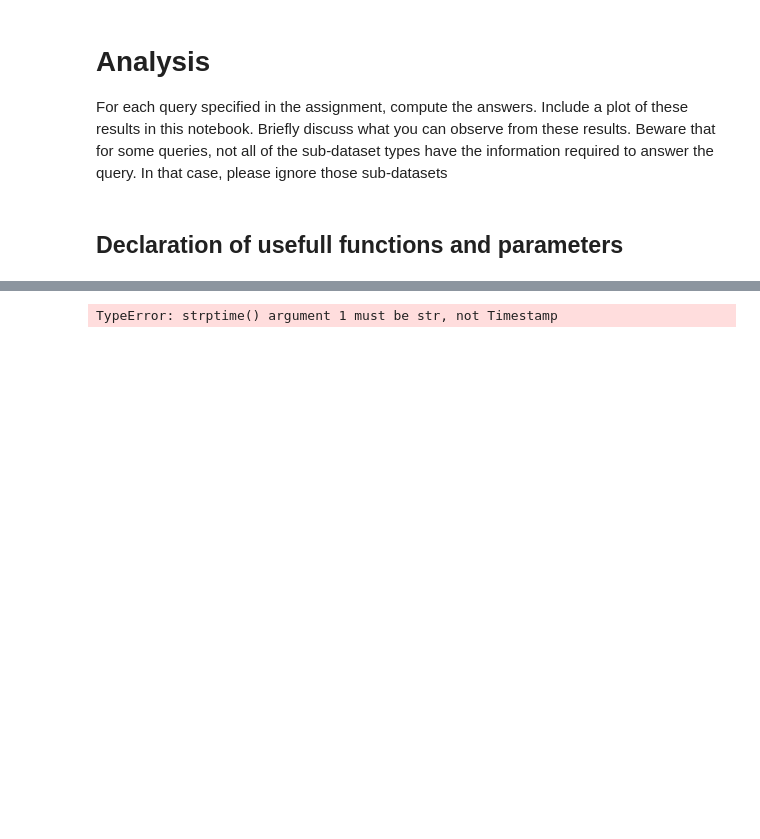
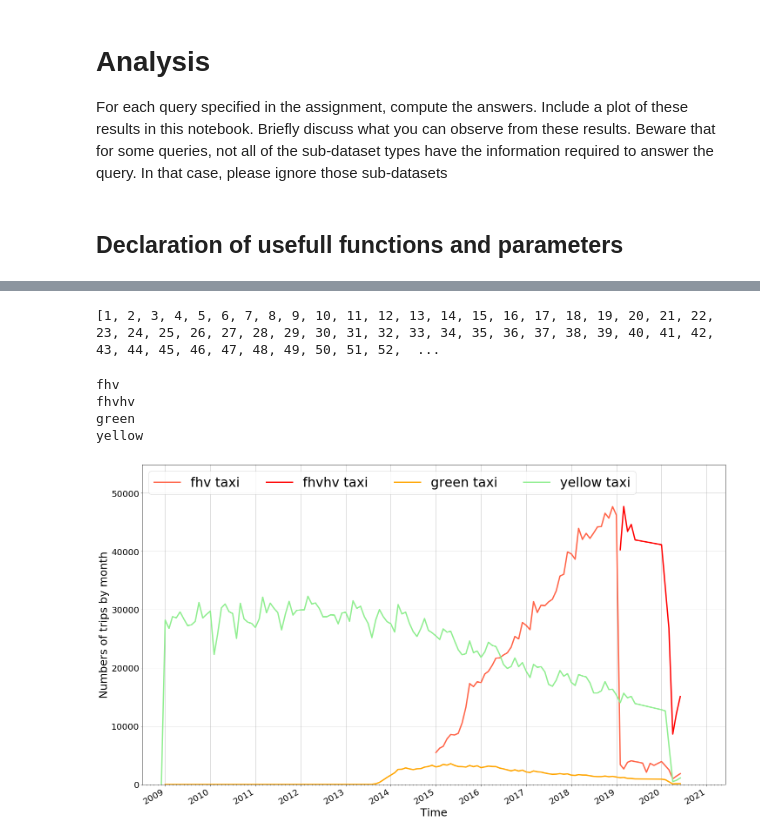
Before and after one commit to MaxDaless/H600-L-Group, a Jupyter notebook: t4_analysis.ipynb, the cells around one changed output, grey strips where cells are left out. Saved outputs shown, nothing was run; the diff lists cells and outputs as text; code cells hidden in the pictures; blank space fills up the shorter version.

```diff
--- a/t4_analysis.ipynb
+++ b/t4_analysis.ipynb
@@ -192,4 +179,69 @@ fhvhv
-# %%
-datess = [datetime.strptime(d,'%Y-%m-%d').date() for d in rng]
-# %% [output]
-TypeError: strptime() argument 1 must be str, not Timestamp
+# %%
+locID = zones_df.select(col("LocationID"))
+locID = [row[0] for row in locID.select("LocationID").collect()]
+print(locID)
+# %% [output]
+[1, 2, 3, 4, 5, 6, 7, 8, 9, 10, 11, 12, 13, 14, 15, 16, 17, 18, 19, 20, 21, 22, 23, 24, 25, 26, 27, 28, 29, 30, 31, 32, 33, 34, 35, 36, 37, 38, 39, 40, 41, 42, 43, 44, 45, 46, 47, 48, 49, 50, 51, 52,  ...
+# %%
+# Get the values of each months for each years of the taxi compagnies in order to plot them.
+list_taxi = ["fhv", "fhvhv", "green", "yellow"]
+time = {}
+summing = {}
+dating = {}
+maxi = 0
+for taxi_brand in list_taxi :
+    print(taxi_brand)
+    time[taxi_brand] = []
+    summing[taxi_brand] = []
+    dating[taxi_brand] = []
+    for y in range(0,len(month_list[taxi_brand])) :
+        for m in range(len(month_list[taxi_brand][y])) :
+            timing = str(list_year[taxi_brand][y])+"/"+str(month_list[taxi_brand][y][m])+"/1"
+            time[taxi_brand].append(timing)
+            summing[taxi_brand].append(var[taxi_brand][y][m])
+            maxi = max(maxi, max(summing[taxi_brand]))
+    dating[taxi_brand] = pd.to_datetime(time[taxi_brand], infer_datetime_format=True)
+# %% [output]
+fhv
+fhvhv
+green
+yellow
+# %%
+parameters = {'axes.labelsize': 25,
+          'axes.titlesize': 35,
+          'legend.fontsize': 30,
+          'xtick.labelsize': 20,
+          'ytick.labelsize':20}
+plt.rcParams.update(parameters)
+
+
+years = mdates.YearLocator()   # every year
+months = mdates.MonthLocator()  # every month
+years_fmt = mdates.DateFormatter('%Y') # xlabel only the year
+# To get color list
+overlap = {name for name in mcolors.CSS4_COLORS if "xkcd:" + name in mcolors.XKCD_COLORS}
+# Create date frame from the time axis
+rng = pd.date_range('2008-06-15', periods=13*12, freq='m')
+xmin = rng[0]
+xmax = rng[-1]
+
+# Plot the numbers of monthly number of trips
+i = 0
+fig, ax = plt.subplots(1,figsize=(24,15))
+ax.xaxis.set_major_locator(years)
+ax.xaxis.set_major_formatter(years_fmt)
+ax.xaxis.set_minor_locator(months)
+for taxi_brand in list_taxi :
+    i = i+6
+    colors = (sorted(overlap,reverse=True))[i]
+    ax.plot(dating[taxi_brand],summing[taxi_brand],color=colors,label='%s taxi' %(taxi_brand),lw=3) # Line not visible, only to show values
+ax.set_xlim(xmin,xmax,1)
+ax.set_ylim(0,round(maxi+(maxi*0.15)))
+ax.set_xlabel("Time")
+ax.set_ylabel("Numbers of trips by month")
+ax.format_ydata = lambda x: '$%1.2f' % x
+ax.grid(True)
+plt.legend(ncol=4,loc=2)
+fig.autofmt_xdate()
+# %% [output]
+[figure, added]
```
Also changed, not shown: parts of 14 cells of this notebook.
